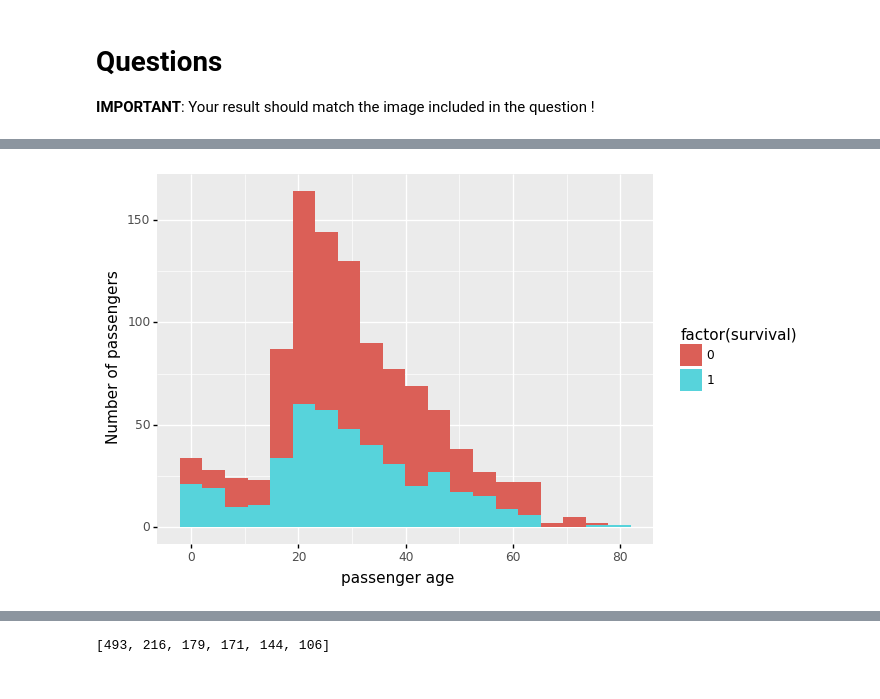
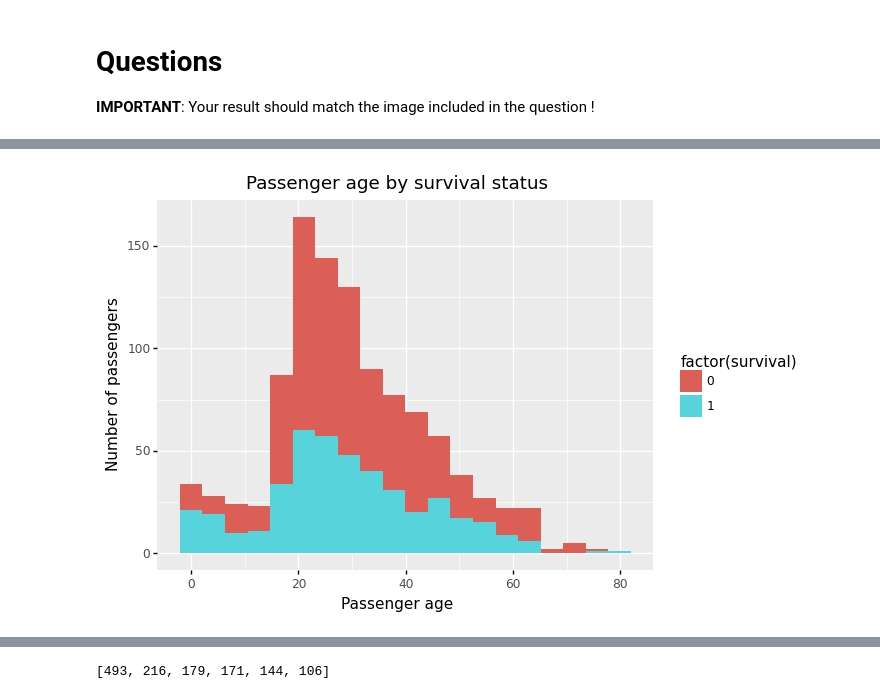
Before and after one commit to jambrr/assignments, a Jupyter notebook: big_data/09-PLOTS/09-PLOTS.ipynb, the cells around one changed output, grey strips where cells are left out. Saved outputs shown, nothing was run; the diff lists cells and outputs as text; code cells hidden in the pictures.

```diff
--- a/big_data/09-PLOTS/09-PLOTS.ipynb
+++ b/big_data/09-PLOTS/09-PLOTS.ipynb
@@ -137,18 +140,19 @@ __4. Create a stacked histogram with 20 bins that shows the distribution of pass
 # %%
 def Q4(df):
     plot = None
     ### BEGIN SOLUTION
     plot = ggplot(df,aes(x="age", fill="factor(survival)"))
-    plot += xlab("passenger age")
+    plot += ggtitle("Passenger age by survival status")
+    plot += xlab("Passenger age")
     plot += ylab("Number of passengers")
     plot += geom_histogram(bins=20)
 
     print(plot)
     ### END SOLUTION
 
 Q4(df)
 # %% [output]
-[figure, old version]
+[figure, new version]
 # %% [markdown]
 __5. Create a heatmap plot that shows the number of passenger per `sex` (x-axis) and `pclass` (y-axis)__
 - __hint__: you might have to create a new dataframe to aggregate the number of passengers
```
Also changed, not shown: parts of 4 cells of this notebook, 14 other files.
